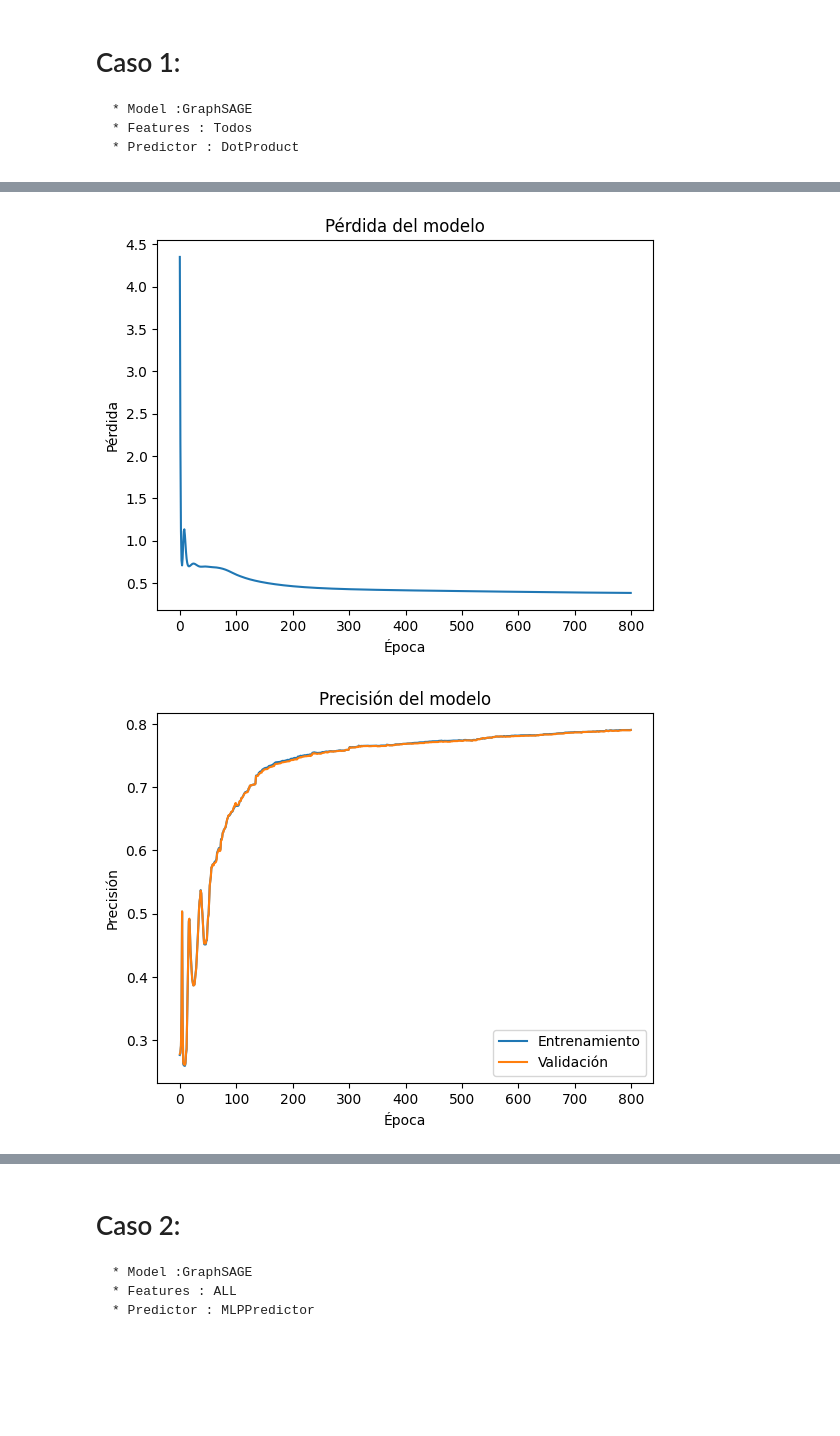
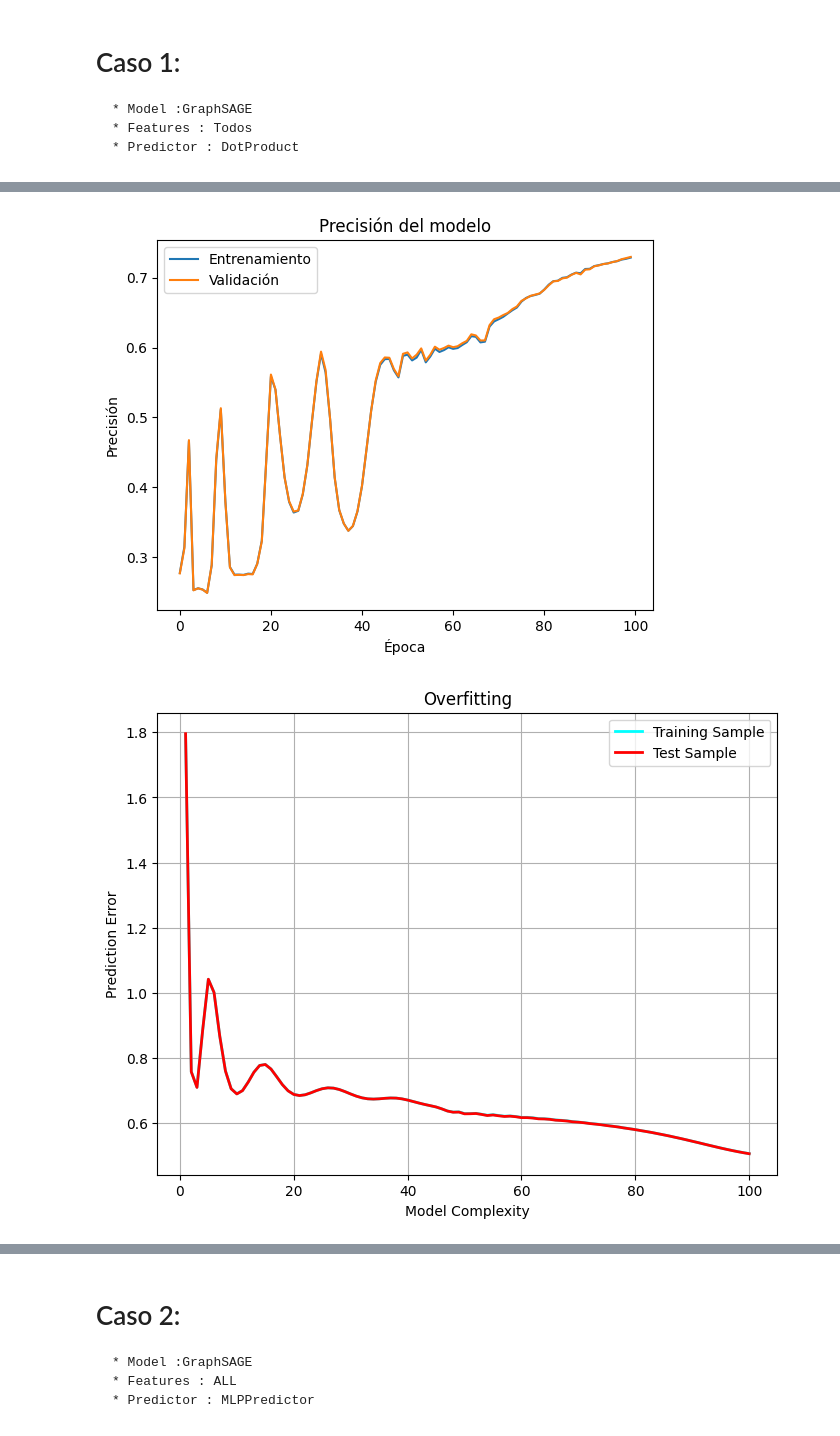
Before and after one commit to valesteban/TESIS, a Jupyter notebook: trainingBinaryClass.ipynb, the cells around one changed output, grey strips where cells are left out. Drawn from its saved outputs; the diff is of its cells as text; code cells hidden in the pictures; blank space fills up the shorter version.

```diff
--- a/trainingBinaryClass.ipynb
+++ b/trainingBinaryClass.ipynb
@@ -55,10 +55,13 @@ optimizer = torch.optim.Adam(itertools.chain(model.parameters(), pred.parameters
 # ----------- 4. training -------------------------------- #
 
 # Lista para almacenar los valores de pérdida
-loss_values = []
+model_complexity = []
 
 acc_val = []
 acc_train = []
+
+train_error = []
+val_error = []
 
 for e in range(100):
   # forward
@@ -69,7 +72,15 @@ for e in range(100):
 #   # print("[LABELS]",labels)
 #   # print("[SCORES]",scores)
   loss = F.binary_cross_entropy_with_logits(scores[train_mask], labels[train_mask])
-  loss_values.append(loss.item())
+  train_error.append(loss.item())
+
+  # Calcular la pérdida en el conjunto de validación
+  val_loss = F.binary_cross_entropy_with_logits(scores[gnn.val_mask], labels[gnn.val_mask])
+  val_error.append(val_loss.item())
+
+
+  # Guardar la complejidad del modelo (aquí usamos el número de épocas)
+  model_complexity.append(e + 1)
 
   # Convertir los logits en predicciones binarias (0 o 1)
   preds = torch.sigmoid(scores) > 0.5
@@ -96,14 +107,6 @@ for e in range(100):
     # print(f'AUC {roc_auc_score(labels.detach().numpy(), scores.detach().numpy())}') #NO PODER DETACH!!!!!!!!!!!!!!
 # print(f'AUC {roc_auc_score(labels.detach().numpy(), scores.detach().numpy())}')
 
-# Graficar la pérdida
-
-plt.plot(loss_values)
-plt.title('Pérdida del modelo')
-plt.ylabel('Pérdida')
-plt.xlabel('Época')
-plt.show()
-
 # Graficar la precisión en el conjunto de entrenamiento y validación
 plt.figure()
 plt.plot(acc_train, label='Entrenamiento')
@@ -113,6 +116,17 @@ plt.ylabel('Precisión')
 plt.xlabel('Época')
 plt.legend()
 plt.show()
+
+# Graficar Error en el conjunto de entrenamiento y validación
+plt.figure(figsize=(8, 6))
+plt.plot(model_complexity, train_error, label='Training Sample', color='cyan', linewidth=2)
+plt.plot(model_complexity, val_error, label='Test Sample', color='red', linewidth=2)
+plt.xlabel('Model Complexity')
+plt.ylabel('Prediction Error')
+plt.title('Overfitting')
+plt.legend()
+plt.grid(True)
+plt.show()
 # %% [output]
 Done loading data from cached files.
 None
@@ -134,5 +146,5 @@ In epoch 790, loss: 0.3840813636779785, train acc: 0.7905270457267761, val acc:
-[figure, old version]
+[figure, new version]
-[figure, old version]
+[figure, new version]
 # %%
 true_labels = gnn.dgl_graph.edata["Relationship"][test_mak]
 predicted_scores = scores.detach().numpy()[test_mak]
```
Also changed, not shown: parts of 9 cells of this notebook, 1 other file.
